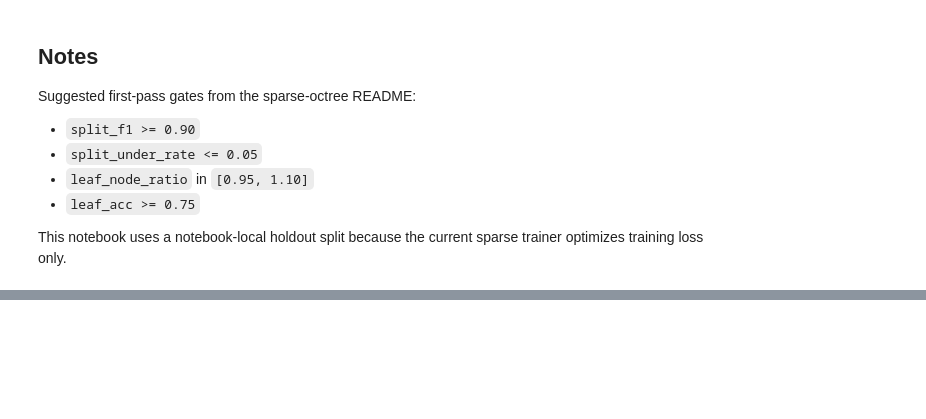
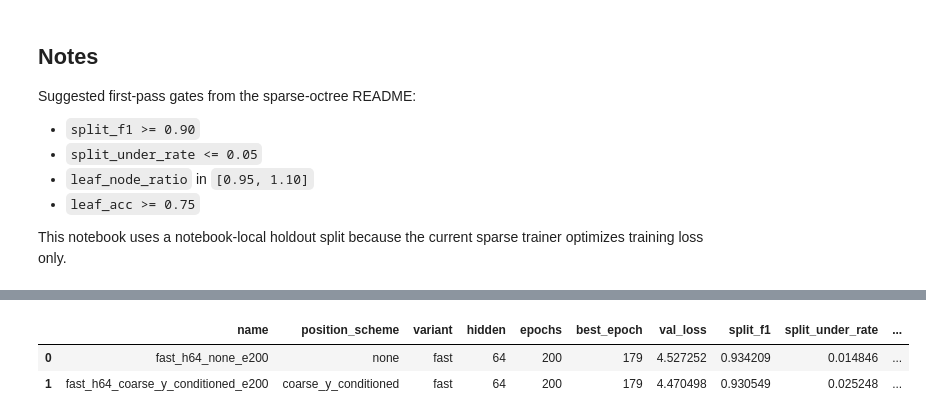
Before and after one commit to rhythmatician/VoxelTree, a Jupyter notebook: voxel_tree/tasks/sparse_octree/sparse_octree_ablation_lab.ipynb, the cells around one changed output, grey strips where cells are left out. Drawn from its saved outputs; the diff is of its cells as text; code cells hidden in the pictures; blank space fills up the shorter version.

Commit message:
notebook: save sparse octree coarse-y ablation work

```diff
--- a/voxel_tree/tasks/sparse_octree/sparse_octree_ablation_lab.ipynb
+++ b/voxel_tree/tasks/sparse_octree/sparse_octree_ablation_lab.ipynb
@@ -1542,0 +2433,82 @@ This notebook uses a notebook-local holdout split because the current sparse tra
+# %%
+coarse_y_long_results = [
+    run_quick_experiment(
+        ExperimentConfig(
+            name='fast_h64_none_e200',
+            hidden=64,
+            model_variant='fast',
+            max_samples=256,
+            epochs=200,
+            use_position_bits=False,
+        )
+    ),
+    run_coarse_y_conditioning_experiment(
+        ExperimentConfig(
+            name='fast_h64_coarse_y_conditioned_e200',
+            hidden=64,
+            model_variant='fast',
+            max_samples=256,
+            epochs=200,
+            use_position_bits=True,
+        )
+    ),
+]
+
+coarse_y_long_frame = pd.DataFrame([
+    {
+        'name': r['name'],
+        'position_scheme': r['config']['position_scheme'] if 'position_scheme' in r['config'] else 'none',
+        'variant': r['config']['model_variant'],
+        'hidden': r['config']['hidden'],
+        'epochs': r['config']['epochs'],
+        'best_epoch': r['best_epoch'],
+        'val_loss': r['best_val_metrics']['loss'],
+        'split_f1': r['best_val_metrics']['split_f1'],
+        'split_under_rate': r['best_val_metrics']['split_under_rate'],
+        'leaf_acc': r['best_val_metrics']['leaf_acc'],
+        'leaf_node_ratio': r['best_val_metrics']['leaf_node_ratio'],
+    }
+    for r in coarse_y_long_results
+]).sort_values('split_f1', ascending=False)
+
+display(coarse_y_long_frame)
+
+coarse_y_long_delta = pd.DataFrame([
+    {
+        'metric': 'val_loss',
+        'none_e200': float(coarse_y_long_frame[coarse_y_long_frame['position_scheme'] == 'none'].iloc[0]['val_loss']),
+        'coarse_y_e200': float(coarse_y_long_frame[coarse_y_long_frame['position_scheme'] == 'coarse_y_conditioned'].iloc[0]['val_loss']),
+        'delta_coarse_y_minus_none': float(coarse_y_long_frame[coarse_y_long_frame['position_scheme'] == 'coarse_y_conditioned'].iloc[0]['val_loss']) - float(coarse_y_long_frame[coarse_y_long_frame['position_scheme'] == 'none'].iloc[0]['val_loss']),
+    },
+    {
+        'metric': 'split_f1',
+        'none_e200': float(coarse_y_long_frame[coarse_y_long_frame['position_scheme'] == 'none'].iloc[0]['split_f1']),
+        'coarse_y_e200': float(coarse_y_long_frame[coarse_y_long_frame['position_scheme'] == 'coarse_y_conditioned'].iloc[0]['split_f1']),
+        'delta_coarse_y_minus_none': float(coarse_y_long_frame[coarse_y_long_frame['position_scheme'] == 'coarse_y_conditioned'].iloc[0]['split_f1']) - float(coarse_y_long_frame[coarse_y_long_frame['position_scheme'] == 'none'].iloc[0]['split_f1']),
+    },
+    {
+        'metric': 'split_under_rate',
+        'none_e200': float(coarse_y_long_frame[coarse_y_long_frame['position_scheme'] == 'none'].iloc[0]['split_under_rate']),
+        'coarse_y_e200': float(coarse_y_long_frame[coarse_y_long_frame['position_scheme'] == 'coarse_y_conditioned'].iloc[0]['split_under_rate']),
+        'delta_coarse_y_minus_none': float(coarse_y_long_frame[coarse_y_long_frame['position_scheme'] == 'coarse_y_conditioned'].iloc[0]['split_under_rate']) - float(coarse_y_long_frame[coarse_y_long_frame['position_scheme'] == 'none'].iloc[0]['split_under_rate']),
+    },
+    {
+        'metric': 'leaf_acc',
+        'none_e200': float(coarse_y_long_frame[coarse_y_long_frame['position_scheme'] == 'none'].iloc[0]['leaf_acc']),
+        'coarse_y_e200': float(coarse_y_long_frame[coarse_y_long_frame['position_scheme'] == 'coarse_y_conditioned'].iloc[0]['leaf_acc']),
+        'delta_coarse_y_minus_none': float(coarse_y_long_frame[coarse_y_long_frame['position_scheme'] == 'coarse_y_conditioned'].iloc[0]['leaf_acc']) - float(coarse_y_long_frame[coarse_y_long_frame['position_scheme'] == 'none'].iloc[0]['leaf_acc']),
+    },
+    {
+        'metric': 'leaf_node_ratio',
+        'none_e200': float(coarse_y_long_frame[coarse_y_long_frame['position_scheme'] == 'none'].iloc[0]['leaf_node_ratio']),
+        'coarse_y_e200': float(coarse_y_long_frame[coarse_y_long_frame['position_scheme'] == 'coarse_y_conditioned'].iloc[0]['leaf_node_ratio']),
+        'delta_coarse_y_minus_none': float(coarse_y_long_frame[coarse_y_long_frame['position_scheme'] == 'coarse_y_conditioned'].iloc[0]['leaf_node_ratio']) - float(coarse_y_long_frame[coarse_y_long_frame['position_scheme'] == 'none'].iloc[0]['leaf_node_ratio']),
+    },
+])
+
+display(coarse_y_long_delta)
+save_results(coarse_y_long_results)
+# %% [output]
+|  | name | position_scheme | variant | hidden | epochs | best_epoch | val_loss | split_f1 | split_under_rate | ... |
+| 0 | fast_h64_none_e200 | none | fast | 64 | 200 | 179 | 4.527252 | 0.934209 | 0.014846 | ... |
+| 1 | fast_h64_coarse_y_conditioned_e200 | coarse_y_conditioned | fast | 64 | 200 | 179 | 4.470498 | 0.930549 | 0.025248 | ... |
```
Also changed, not shown: parts of 13 cells of this notebook.
